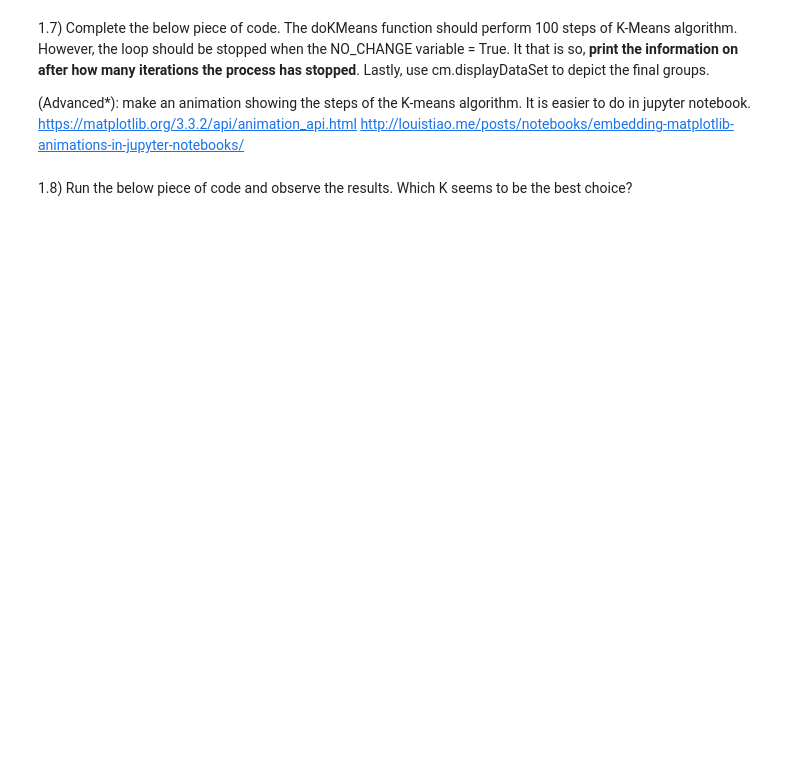
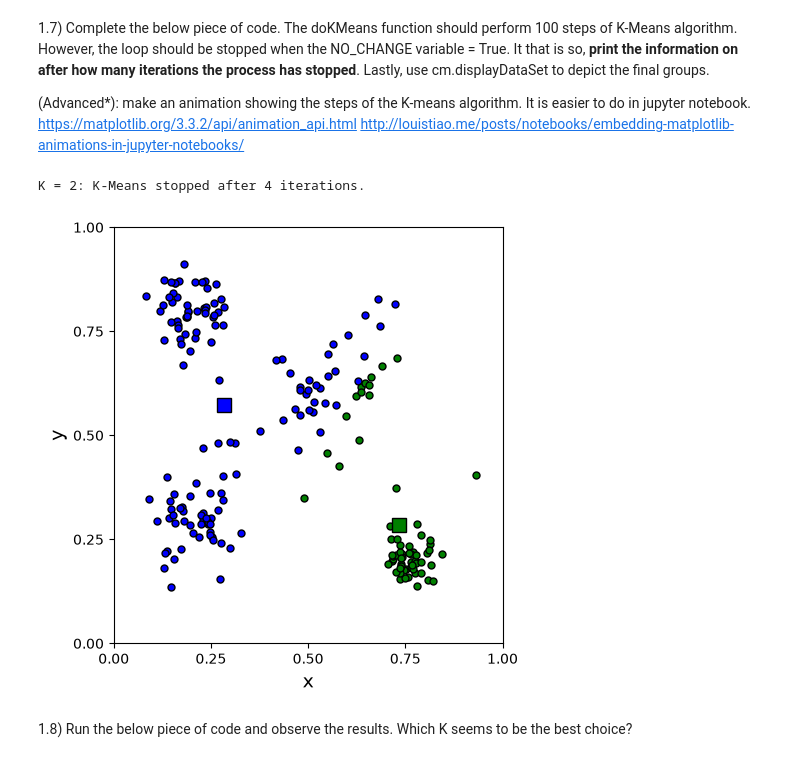
Before and after one commit to jmaciaszczyk/ai_labs, a Jupyter notebook: clustering/Exercises.ipynb, the cells around one changed output. Saved outputs shown, nothing was run; the diff lists cells and outputs as text; code cells hidden in the pictures; blank space fills up the shorter version.

```diff
--- a/clustering/Exercises.ipynb
+++ b/clustering/Exercises.ipynb
@@ -127,16 +127,25 @@ NameError: name 'cm' is not defined
 https://matplotlib.org/3.3.2/api/animation_api.html
 http://louistiao.me/posts/notebooks/embedding-matplotlib-animations-in-jupyter-notebooks/
 # %%
-def doKMeans(DATA, CENTROIDS, K = 2, M = 2, display = True):
-    ASSIGNMENTS = [[] for i in range(K)]
-    for i in range(100):
-        ### TODO
+def doKMeans(DATA, CENTROIDS, K = 2, M = 2, display = True, max_iter = 100):
+    ASSIGNMENTS = None
+    for i in range(max_iter):
+        NO_CHANGE, CENTROIDS, ASSIGNMENTS = doKMeansStep(DATA, M, K, CENTROIDS, ASSIGNMENTS)
+        if NO_CHANGE:
+            print(f"K = {K}: K-Means stopped after {i + 1} iterations.")
+            break
+
+    if display:
+        cm.displayDataSet(plt, DATA, assignments = ASSIGNMENTS, centroids = CENTROIDS)
 
     return DATA, CENTROIDS, ASSIGNMENTS
 
 DATA = cm.getTestDataSet()
 CENTROIDS = getCentroids(2, DATA)
 DATA, CENTROIDS, ASSIGNMENTS = doKMeans(DATA, CENTROIDS, K = 2)
+# %% [output]
+K = 2: K-Means stopped after 4 iterations.
+[figure, added]
 # %% [markdown]
 1.8) Run the below piece of code and observe the results. Which K seems to be the best choice?
 # %%
```
Also changed, not shown: parts of 5 cells of this notebook.
